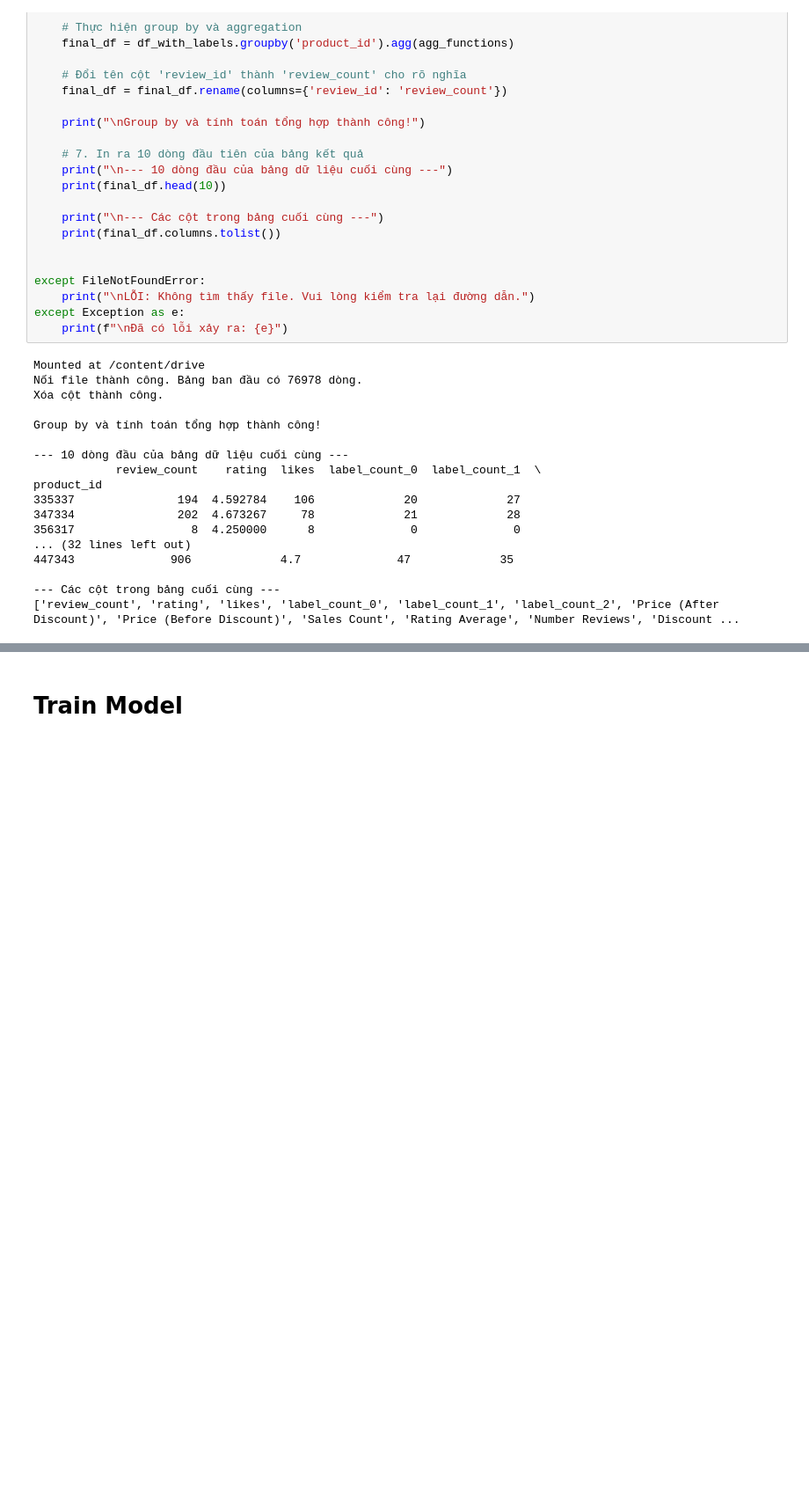
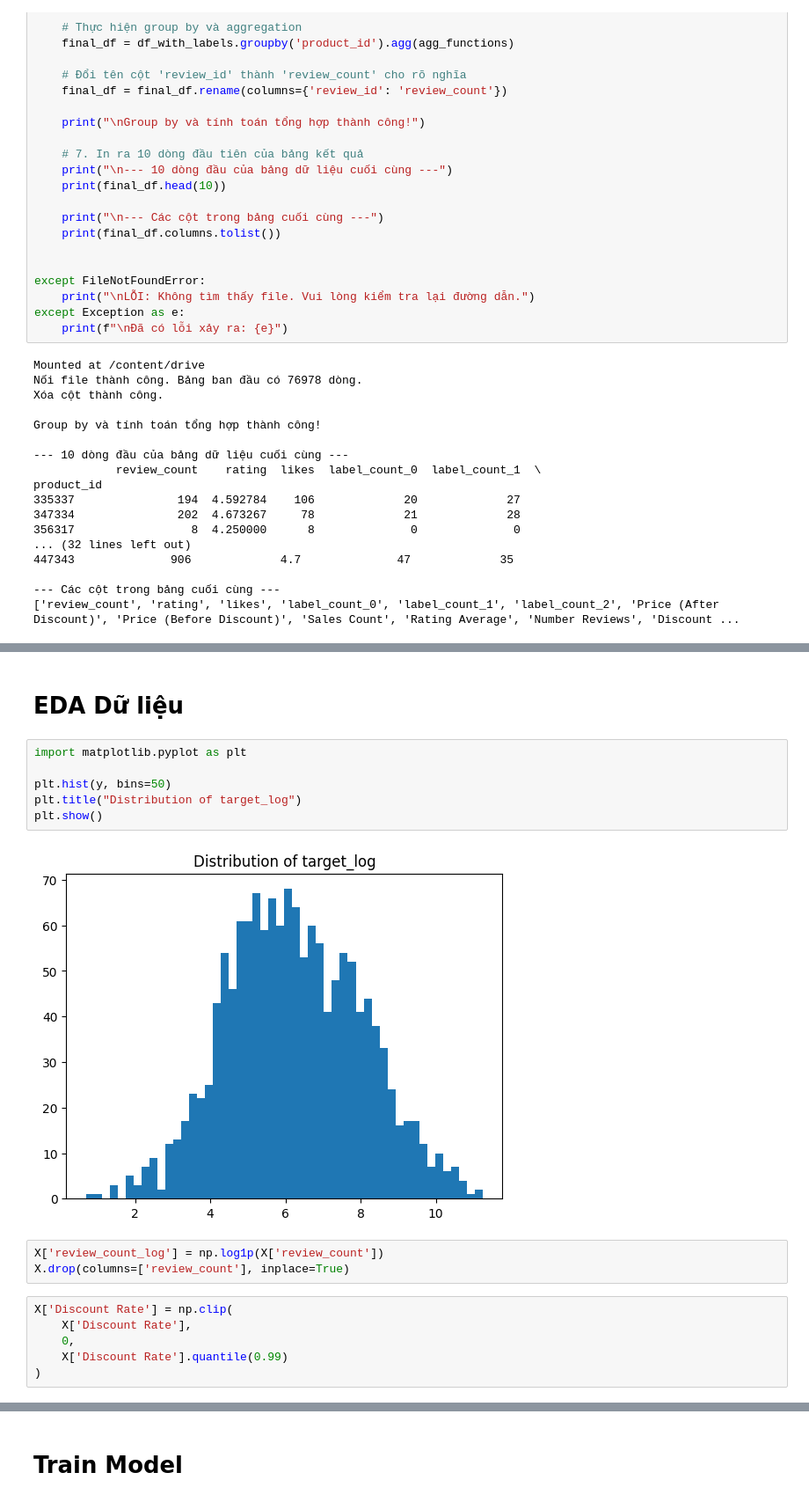
Before and after one commit to nhunggnguyen04/NCKH, a Jupyter notebook: train_model.ipynb, the cells around one changed output, grey strips where cells are left out. Shown at 88% size. Saved outputs shown, nothing was run; the diff lists cells and outputs as text; blank space fills up the shorter version.

```diff
--- a/train_model.ipynb
+++ b/train_model.ipynb
@@ -229,0 +318,19 @@ product_id
+# %% [markdown]
+# EDA Dữ liệu
+# %%
+import matplotlib.pyplot as plt
+
+plt.hist(y, bins=50)
+plt.title("Distribution of target_log")
+plt.show()
+# %% [output]
+[figure, added]
+# %%
+X['review_count_log'] = np.log1p(X['review_count'])
+X.drop(columns=['review_count'], inplace=True)
+# %%
+X['Discount Rate'] = np.clip(
+    X['Discount Rate'],
+    0,
+    X['Discount Rate'].quantile(0.99)
+)
```
Also changed, not shown: parts of 13 cells of this notebook.
